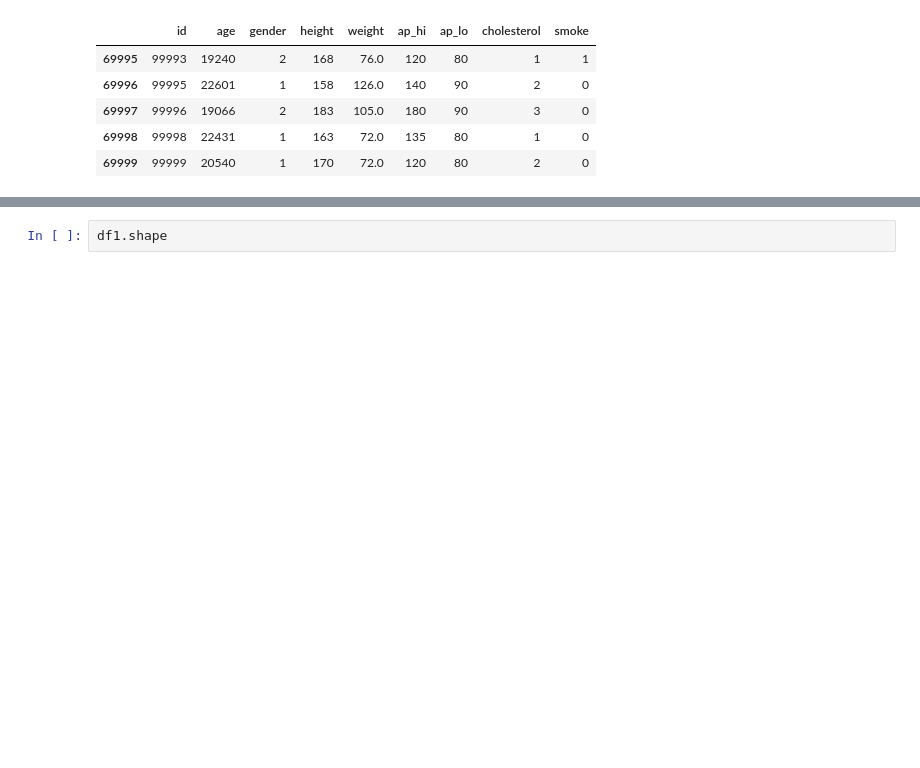
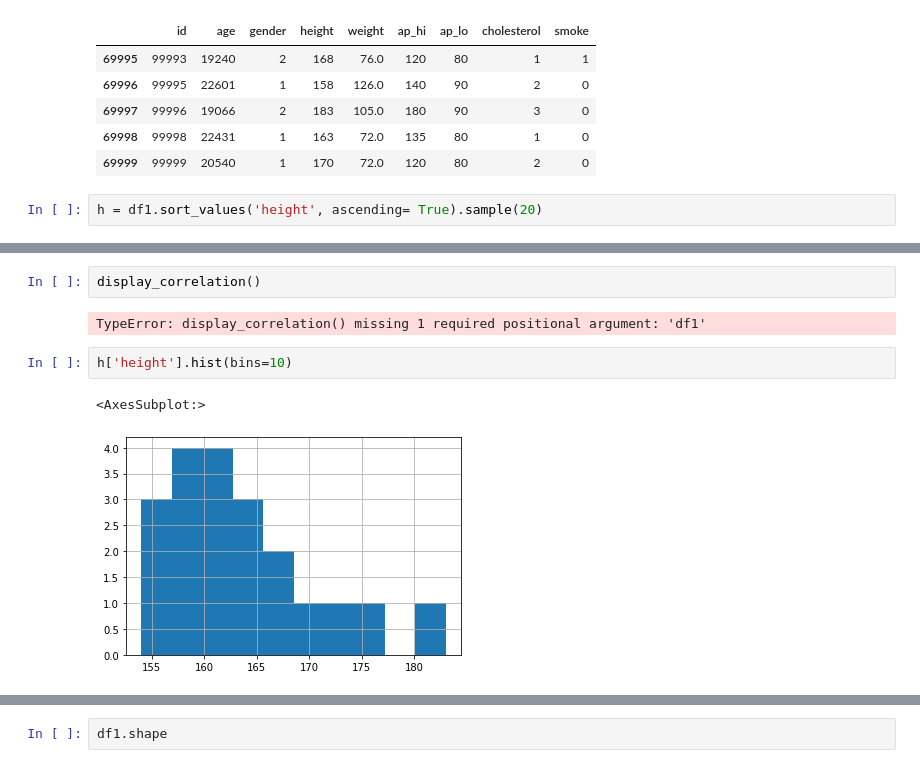
Before and after one commit to EnochAy/Turing-Data-Analytics_Science_Test, a Jupyter notebook: turing.ipynb, the cells around one changed output, grey strips where cells are left out. Saved outputs shown, nothing was run; the diff lists cells and outputs as text; blank space fills up the shorter version.

```diff
--- a/turing.ipynb
+++ b/turing.ipynb
@@ -102,3 +116,5 @@ df1.tail()
 | 69997 | 99996 | 19066 | 2 | 183 | 105.0 | 180 | 90 | 3 | 0 |
 | 69998 | 99998 | 22431 | 1 | 163 | 72.0 | 135 | 80 | 1 | 0 |
 | 69999 | 99999 | 20540 | 1 | 170 | 72.0 | 120 | 80 | 2 | 0 |
+# %%
+h = df1.sort_values('height', ascending= True).sample(20)
@@ -104,0 +208,9 @@ df1.tail()
+# %%
+display_correlation()
+# %% [output]
+TypeError: display_correlation() missing 1 required positional argument: 'df1'
+# %%
+h['height'].hist(bins=10)
+# %% [output]
+<AxesSubplot:>
+[figure, added]
```
Also changed, not shown: parts of 22 cells of this notebook.
